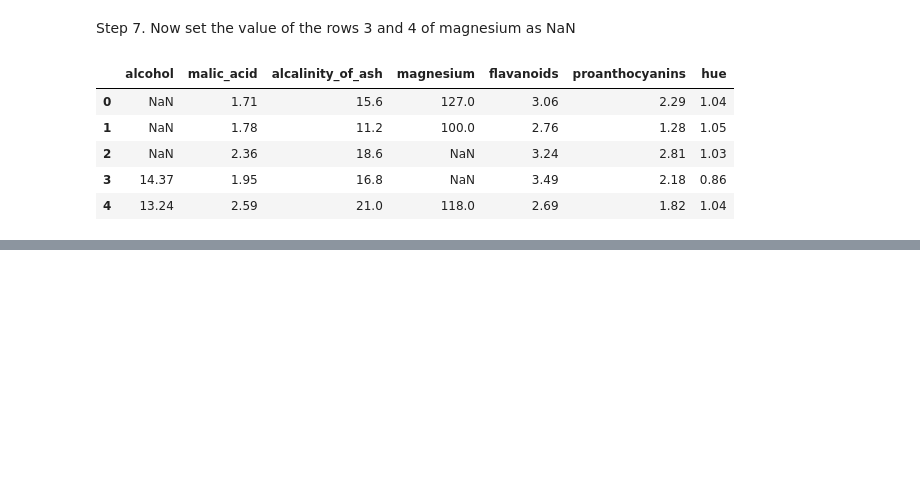
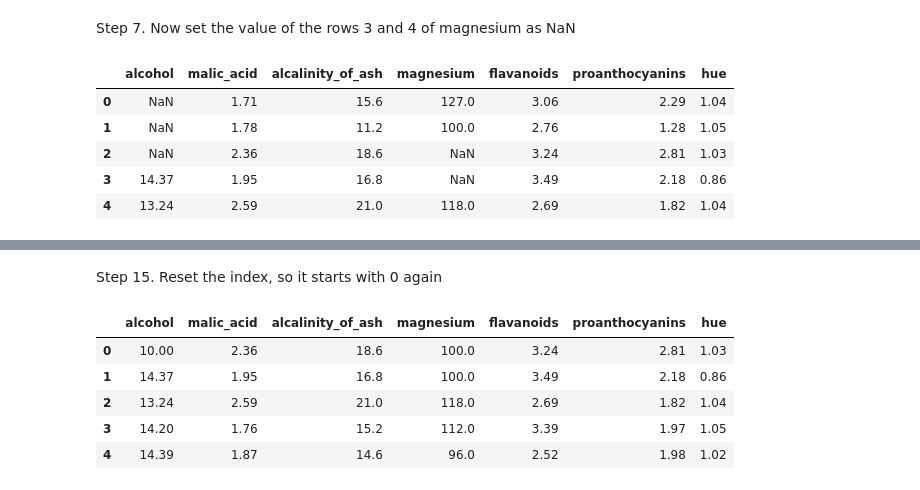
Before and after one commit to puritym8/Python-Data-Analysis, a Jupyter notebook: Pandasweekly_wine.ipynb, the cells around one changed output, grey strips where cells are left out. Drawn from its saved outputs; the diff is of its cells as text; code cells hidden in the pictures; blank space fills up the shorter version.

```diff
--- a/Pandasweekly_wine.ipynb
+++ b/Pandasweekly_wine.ipynb
@@ -74,0 +151,13 @@ wine.head()
+# %% [markdown]
+Step 15. Reset the index, so it starts with 0 again
+# %%
+wine = wine.reset_index(drop=True)
+# %%
+wine.head()
+# %% [output]
+|  | alcohol | malic_acid | alcalinity_of_ash | magnesium | flavanoids | proanthocyanins | hue |
+| 0 | 10.00 | 2.36 | 18.6 | 100.0 | 3.24 | 2.81 | 1.03 |
+| 1 | 14.37 | 1.95 | 16.8 | 100.0 | 3.49 | 2.18 | 0.86 |
+| 2 | 13.24 | 2.59 | 21.0 | 118.0 | 2.69 | 1.82 | 1.04 |
+| 3 | 14.20 | 1.76 | 15.2 | 112.0 | 3.39 | 1.97 | 1.05 |
+| 4 | 14.39 | 1.87 | 14.6 | 96.0 | 2.52 | 1.98 | 1.02 |
```
Also changed, not shown: parts of 15 cells of this notebook.
